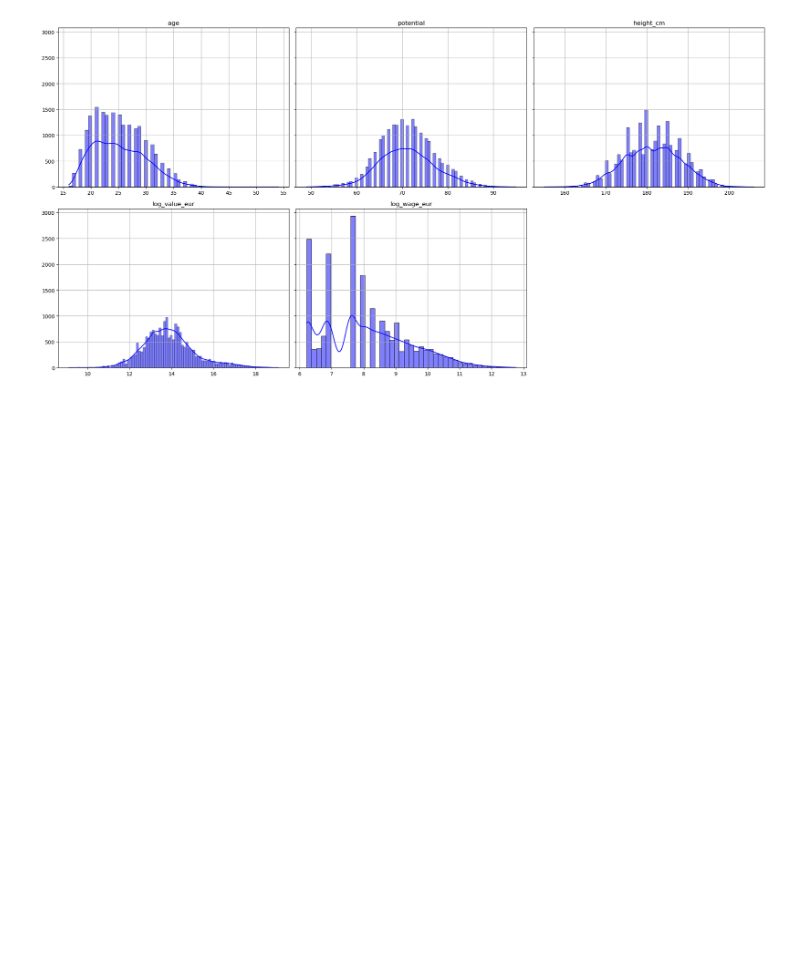
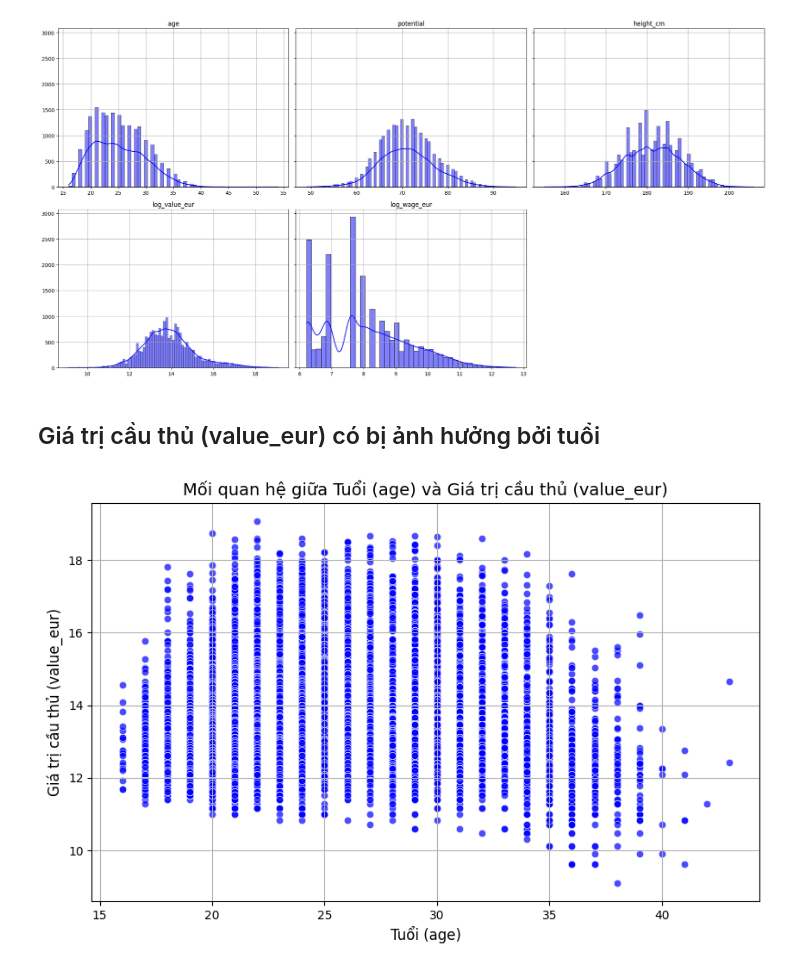
Before and after one commit to mandeotv1234/TQHDL_0504, a Jupyter notebook: dv_1.ipynb, the cells around one changed output. Drawn from its saved outputs; the diff is of its cells as text; code cells hidden in the pictures; blank space fills up the shorter version.

```diff
--- a/dv_1.ipynb
+++ b/dv_1.ipynb
@@ -86,3 +86,16 @@ plt.tight_layout()
 plt.show()
 # %% [output]
 [figure]
+# %% [markdown]
+## Giá trị cầu thủ (value_eur) có bị ảnh hưởng bởi tuổi
+# %%
+# Vẽ biểu đồ phân tán để quan sát mối quan hệ giữa age và value_eur
+plt.figure(figsize=(10, 6))
+sns.scatterplot(data=df, x='age', y='log_value_eur', alpha=0.7, color='blue')
+plt.title('Mối quan hệ giữa Tuổi (age) và Giá trị cầu thủ (value_eur)', fontsize=14)
+plt.xlabel('Tuổi (age)', fontsize=12)
+plt.ylabel('Giá trị cầu thủ (value_eur)', fontsize=12)
+plt.grid(True)
+plt.show()
+# %% [output]
+[figure, added]
```
Also changed, not shown: parts of 1 cell of this notebook.
